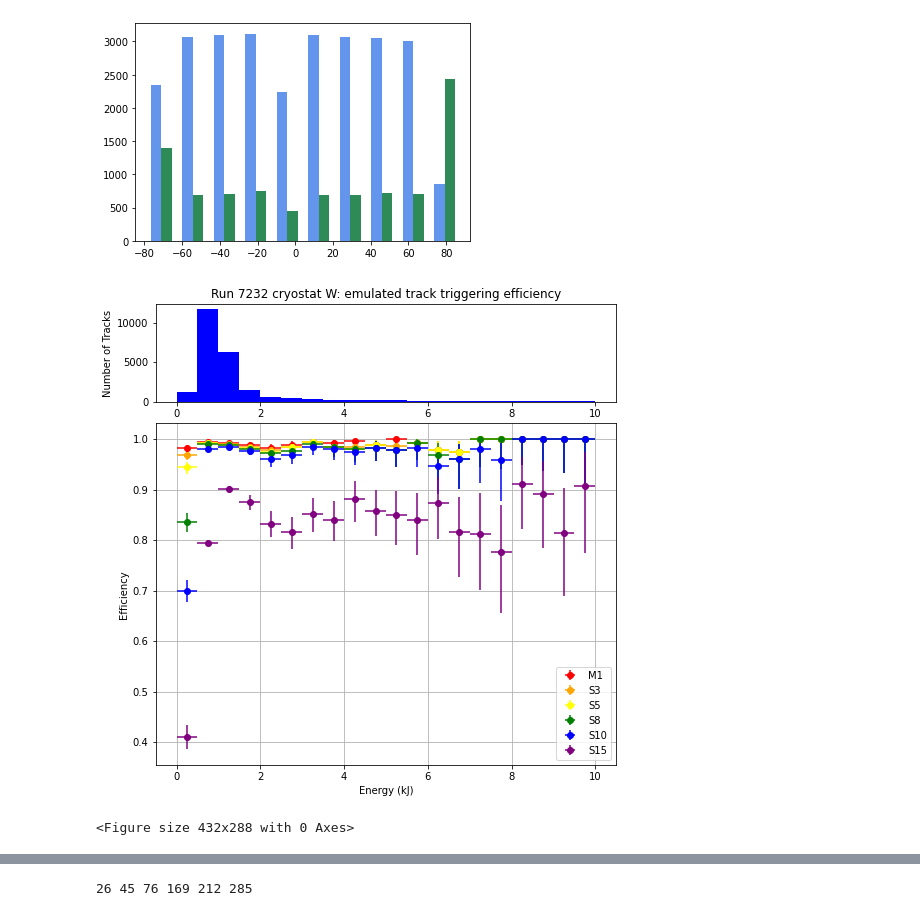
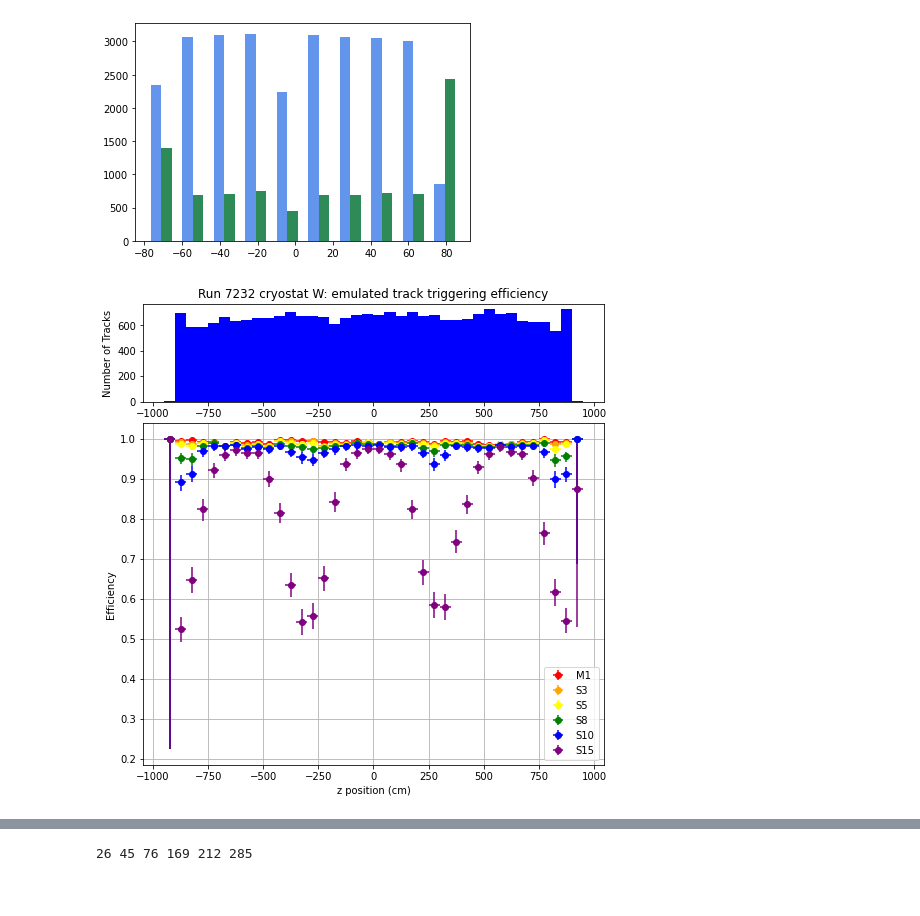
Before and after one commit to TanviKrishnan/SULI-Icarus-TriggerEfficiency, a Jupyter notebook: TriggerEfficiencyExploration.ipynb, the cells around one changed output, grey strips where cells are left out. Saved outputs shown, nothing was run; the diff lists cells and outputs as text; code cells hidden in the pictures.

```diff
--- a/TriggerEfficiencyExploration.ipynb
+++ b/TriggerEfficiencyExploration.ipynb
@@ -188,16 +183,16 @@ gs = fig.add_gridspec(2, 1, height_ratios=(2, 7),
 ax = fig.add_subplot(gs[1, 0])
 ax_hist = fig.add_subplot(gs[0, 0], sharex=ax)
 
-var = "energy"
-bin_size = 500
+var = "start_z"
+bin_size = 50
 
 # maximum length, rounded up to the nearest bin size
 max_val = max(df_time[var])
 max_val = int(np.ceil(max_val/bin_size)*bin_size)
+min_val = min(df_time[var])
+min_val = int(np.floor(min_val/bin_size)*bin_size)
 
-max_val=10000
-
-bin_arr = np.arange(0, max_val, bin_size)
+bin_arr = np.arange(min_val, max_val, bin_size)
 
 # for length, to emulate Jacob's plot
 #bin_arr = [0, 100, 200, 300, 400, 500, 600, 800]
@@ -209,49 +204,48 @@ for t in range(0, len(type)):
     trig = df_time[df_time[label] == True]
     notTrig = df_time[df_time[label] == False]
 
+
     # counts of triggered and not triggered events in the bin
     bin_trig = [len(trig[(bin_arr[i]<=trig[var]) & (trig[var]<bin_arr[i]+bin_size)]) for i in range(len(bin_arr))]
     bin_notTrig = [len(notTrig[(bin_arr[i]<=notTrig[var]) & (notTrig[var]<bin_arr[i]+bin_size)]) for i in range(len(bin_arr))]
 
     # total number of events in the bin
     bin_tot = np.add(bin_trig, bin_notTrig)
-
     # adjust sizes of triggered, not triggered, and bin lists to eliminate bins with 0 events
     bin_trig = [bin_trig[i] for i in range(len(bin_arr)) if bin_tot[i]!=0]
     bin_notTrig = [bin_notTrig[i] for i in range(len(bin_arr)) if bin_tot[i]!=0]
     bin_arr = [bin_arr[i] for i in range(len(bin_arr)) if bin_tot[i]!=0]
 
     # compute efficiency for each bin
     eff_arr = np.divide(bin_trig, (np.add(bin_trig, bin_notTrig)))
 
     # compute errors corresponding to efficiency values using the exact Clopper-Pearson method
     # use asymmetric error so that the error bars don't extend above 1
     low_CI = [binom_int_low(bin_trig[i], bin_trig[i] + bin_notTrig[i]) for i in range(len(bin_trig))]
     high_CI = [binom_int_high(bin_trig[i], bin_trig[i] + bin_notTrig[i]) for i in range(len(bin_trig))]
     high_yerr_arr = np.subtract(high_CI, eff_arr)
     low_yerr_arr = np.subtract(eff_arr, low_CI)
     asymm_err = [low_yerr_arr, high_yerr_arr]
 
     # plot the error bars
-    ax.errorbar([(i+bin_size/2)*1e-3 for i in bin_arr], eff_arr, xerr = bin_size/2*1e-3, yerr = asymm_err, label = t_type, fmt='o', color=color[t])
+    ax.errorbar([(i+bin_size/2) for i in bin_arr], eff_arr, xerr = bin_size/2, yerr = asymm_err, label = t_type, fmt='o', color=color[t])
 
 # scatterplot axes labels and legend
 ax.legend(loc="lower right")
-ax.set_xlabel("Energy (kJ)")
+ax.set_xlabel("z position (cm)")
 ax.set_ylabel("Efficiency")
 
 # plot title
 plt.title("Run 7232 cryostat W: emulated track triggering efficiency")
 
 # plot the histogram of counts
-ax_hist.bar([(i+bin_size/2)*1e-3 for i in bin_arr], bin_tot, width=bin_size*1e-3, color=color[4])
+ax_hist.bar([(i+bin_size/2) for i in bin_arr], bin_tot, width=bin_size, color=color[4])
 ax_hist.set_ylabel("Number of Tracks")
 ax.grid()
 
 # show and save the figure
 plt.show()
-plt.savefig('e length plots/efficiency_energy_7232mer_0.9CI.png')
+#plt.savefig('e length plots/efficiency_start_x_7232mer_0.9CI.pdf') # can powerpoint import pdf?
 # %% [output]
-[figure, old version]
+[figure, new version]
-<Figure size 432x288 with 0 Axes>
 # %%
```
Also changed, not shown: parts of 7 cells of this notebook.
